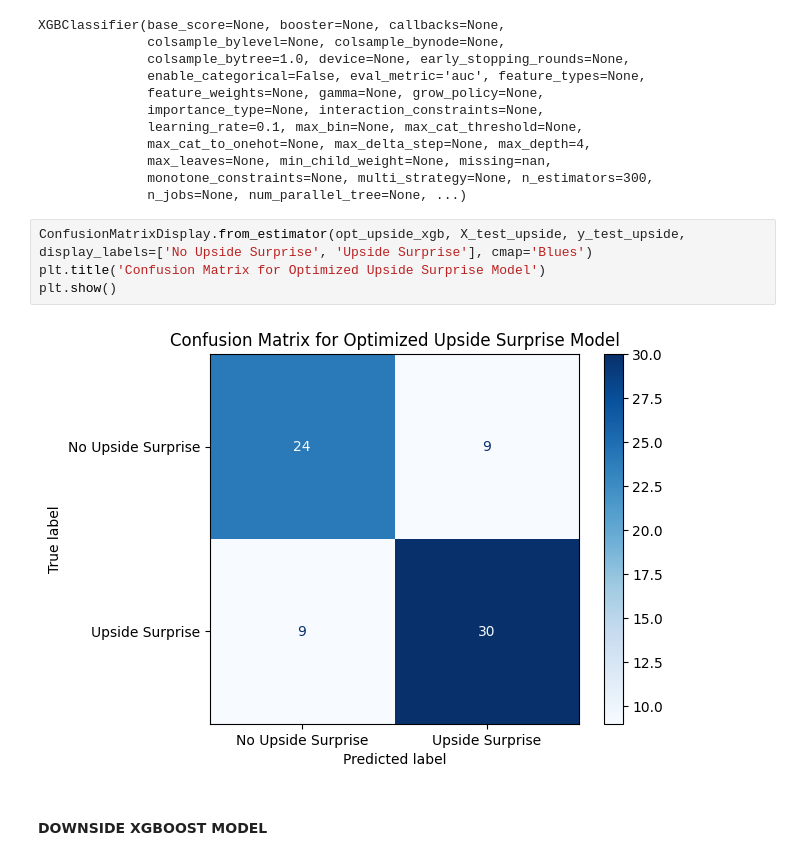
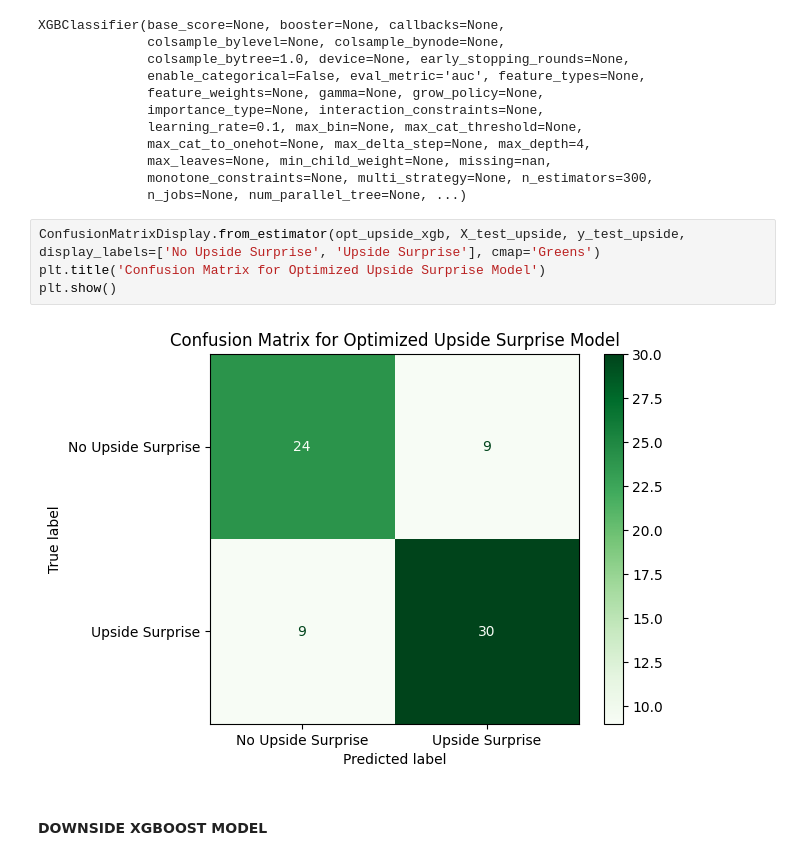
Before and after one commit to paulpuccinelli/BLS_jobs_report_model, a Jupyter notebook: BLS_prediction_notebook.ipynb, the cells around one changed output. Cells and saved outputs as stored; diff of their text form.

```diff
--- a/BLS_prediction_notebook.ipynb
+++ b/BLS_prediction_notebook.ipynb
@@ -960,11 +960,11 @@ XGBClassifier(base_score=None, booster=None, callbacks=None,
               monotone_constraints=None, multi_strategy=None, n_estimators=300,
               n_jobs=None, num_parallel_tree=None, ...)
 # %%
-ConfusionMatrixDisplay.from_estimator(opt_upside_xgb, X_test_upside, y_test_upside, display_labels=['No Upside Surprise', 'Upside Surprise'], cmap='Blues')
+ConfusionMatrixDisplay.from_estimator(opt_upside_xgb, X_test_upside, y_test_upside, display_labels=['No Upside Surprise', 'Upside Surprise'], cmap='Greens')
 plt.title('Confusion Matrix for Optimized Upside Surprise Model')
 plt.show()
 # %% [output]
-[figure, old version]
+[figure, new version]
 # %% [markdown]
 #### DOWNSIDE XGBOOST MODEL
 # %%
```
Also changed, not shown: parts of 1 cell of this notebook, 2 other files.
